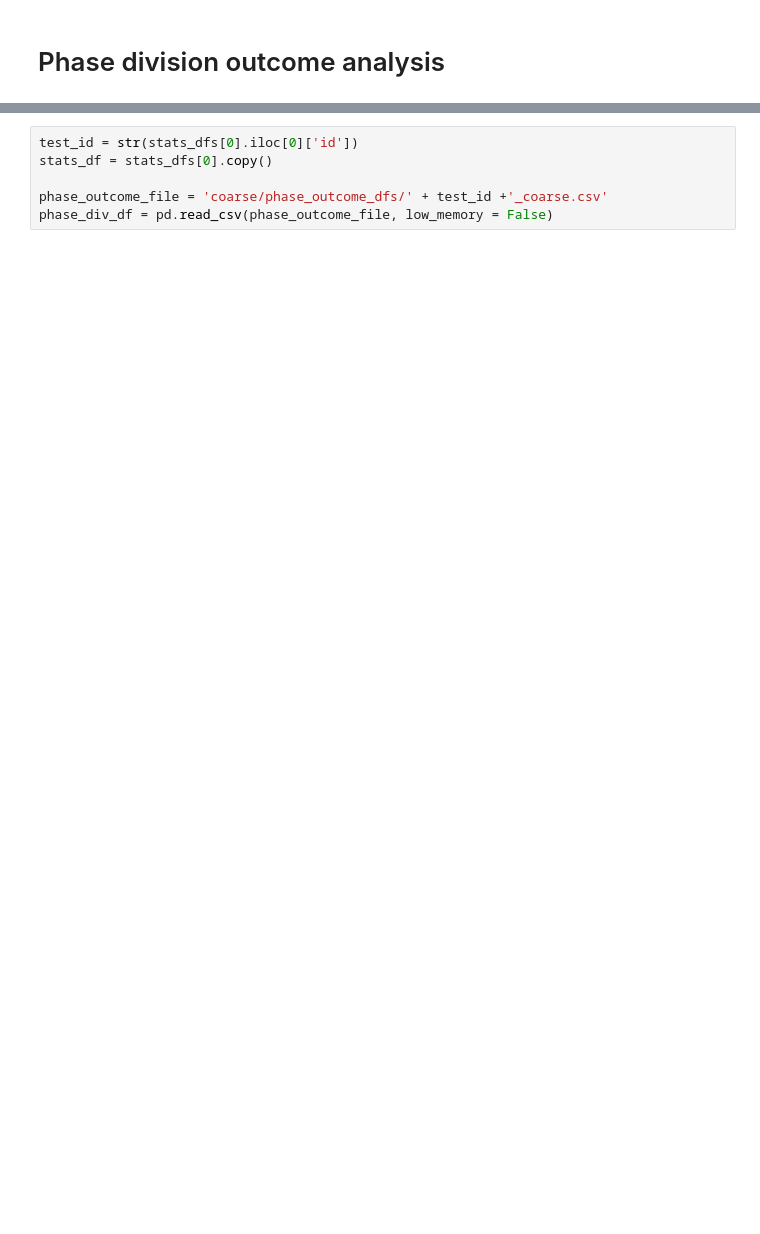
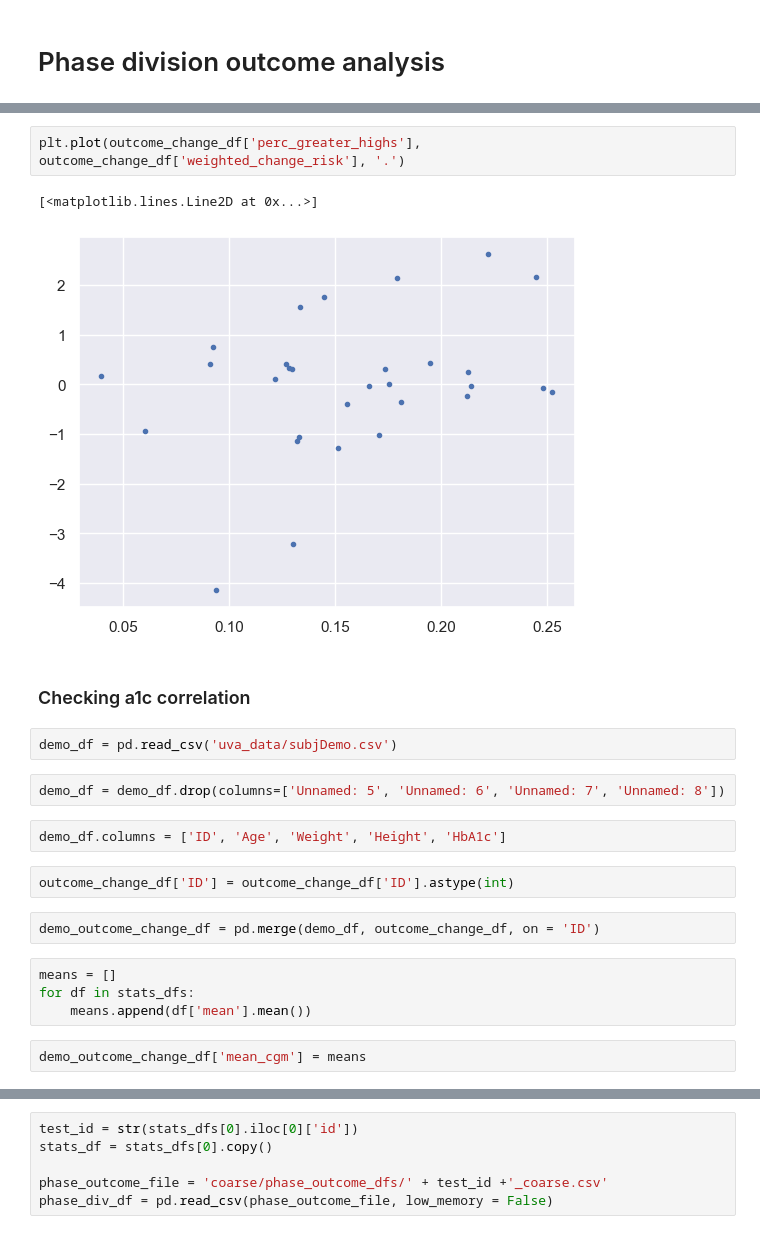
Before and after one commit to carsonmwedding/uva_data, a Jupyter notebook: coarse_analysis.ipynb, the cells around one changed output, grey strips where cells are left out. Cells and saved outputs as stored; diff of their text form; blank space fills up the shorter version.

```diff
--- a/coarse_analysis.ipynb
+++ b/coarse_analysis.ipynb
@@ -137,0 +1310,23 @@ time_div_df = pd.read_csv(time_outcome_file, low_memory = False)
+# %%
+plt.plot(outcome_change_df['perc_greater_highs'], outcome_change_df['weighted_change_risk'], '.')
+# %% [output]
+[<matplotlib.lines.Line2D at 0x...>]
+[figure, added]
+# %% [markdown]
+### Checking a1c correlation
+# %%
+demo_df = pd.read_csv('uva_data/subjDemo.csv')
+# %%
+demo_df = demo_df.drop(columns=['Unnamed: 5', 'Unnamed: 6', 'Unnamed: 7', 'Unnamed: 8'])
+# %%
+demo_df.columns = ['ID', 'Age', 'Weight', 'Height', 'HbA1c']
+# %%
+outcome_change_df['ID'] = outcome_change_df['ID'].astype(int)
+# %%
+demo_outcome_change_df = pd.merge(demo_df, outcome_change_df, on = 'ID')
+# %%
+means = []
+for df in stats_dfs:
+    means.append(df['mean'].mean())
+# %%
+demo_outcome_change_df['mean_cgm'] = means
```
Also changed, not shown: parts of 190 cells of this notebook, 2 other files.
